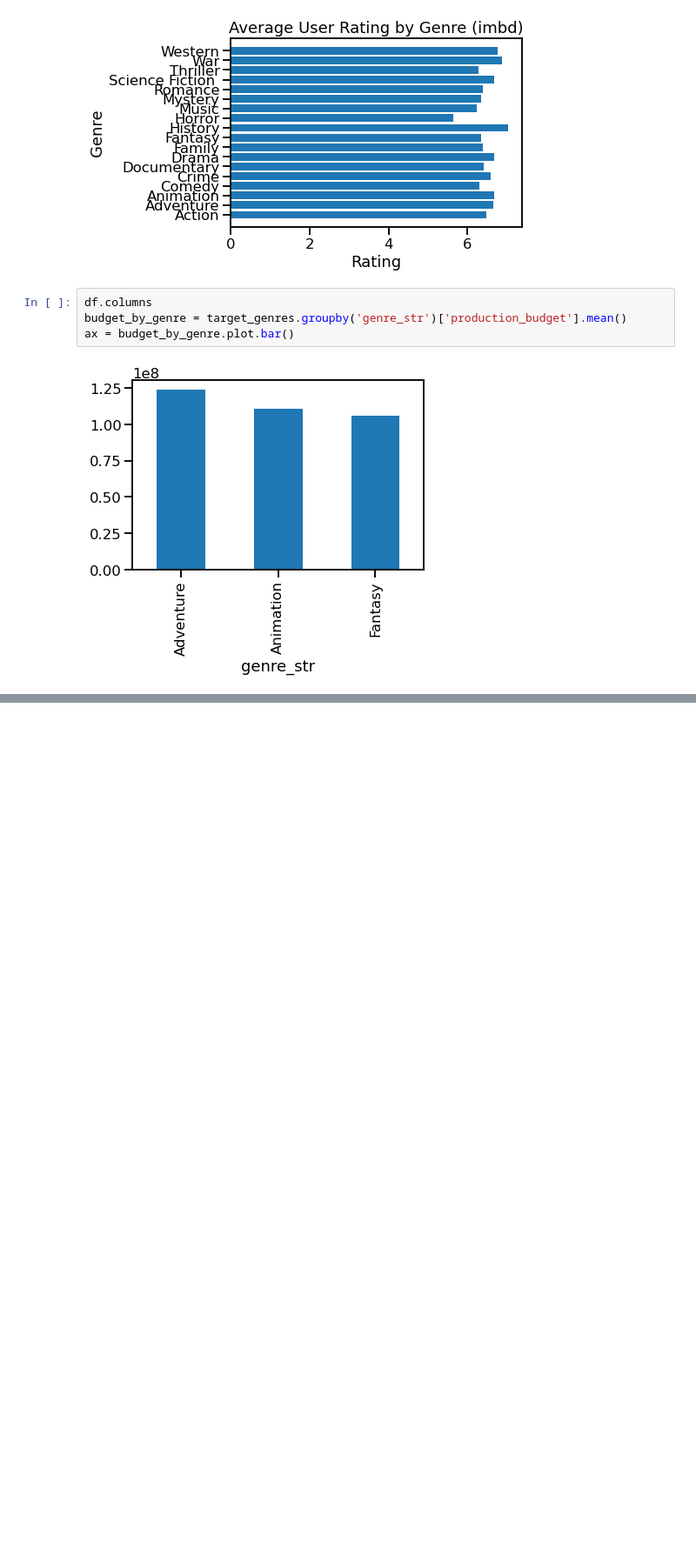
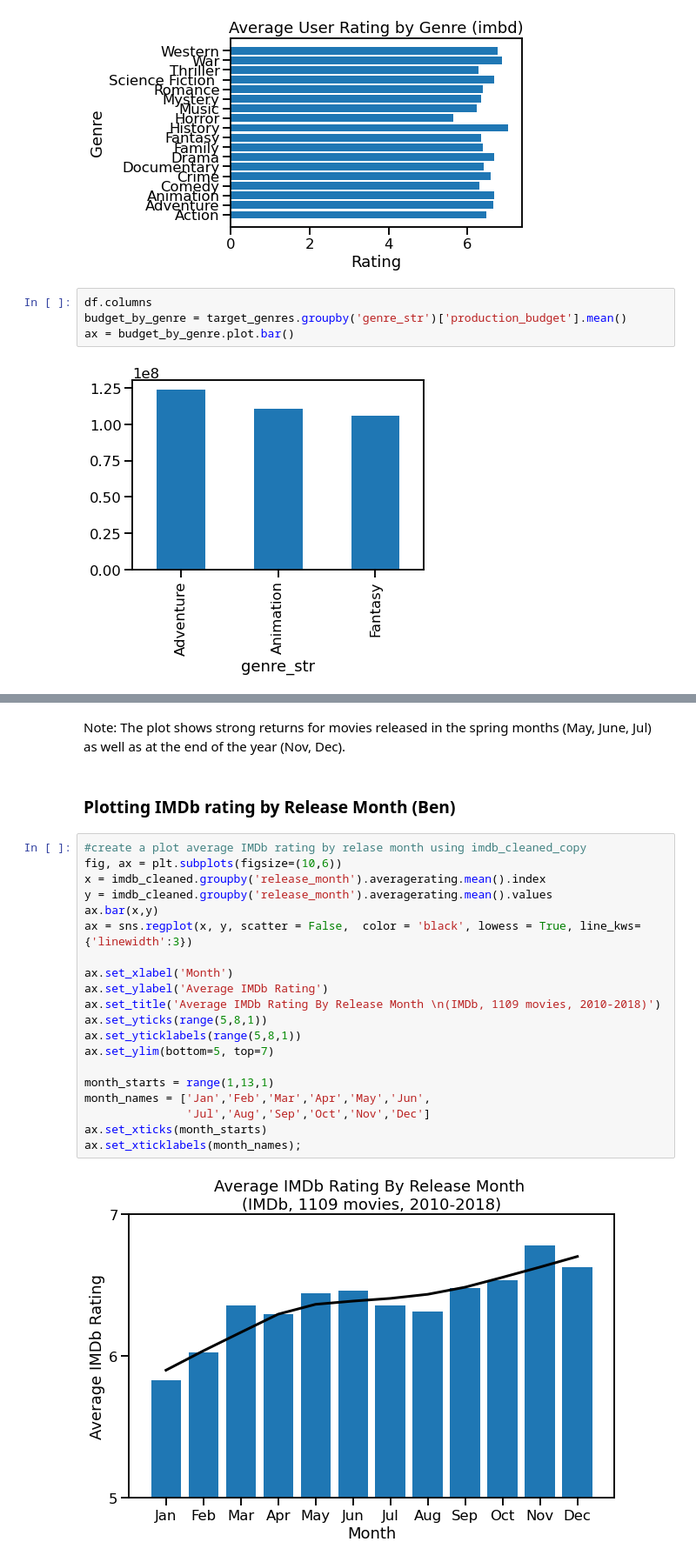
Before and after one commit to nate-walter/Movie-Studio-Project, a Jupyter notebook: Group_1_Technical_Notebook.ipynb, the cells around one changed output, grey strips where cells are left out. Shown at 87% size. Drawn from its saved outputs; the diff is of its cells as text; blank space fills up the shorter version.

```diff
--- a/Group_1_Technical_Notebook.ipynb
+++ b/Group_1_Technical_Notebook.ipynb
@@ -637,0 +580,26 @@ ax = budget_by_genre.plot.bar()
+# %% [markdown]
+Note:  The plot shows strong returns for movies released in the spring months (May, June, Jul) as well as at the end of the year (Nov, Dec).
+# %% [markdown]
+### Plotting IMDb rating by Release Month (Ben)
+# %%
+#create a plot average IMDb rating by relase month using imdb_cleaned_copy
+fig, ax = plt.subplots(figsize=(10,6))
+x = imdb_cleaned.groupby('release_month').averagerating.mean().index
+y = imdb_cleaned.groupby('release_month').averagerating.mean().values
+ax.bar(x,y)
+ax = sns.regplot(x, y, scatter = False,  color = 'black', lowess = True, line_kws={'linewidth':3})
+
+ax.set_xlabel('Month')
+ax.set_ylabel('Average IMDb Rating')
+ax.set_title('Average IMDb Rating By Release Month \n(IMDb, 1109 movies, 2010-2018)')
+ax.set_yticks(range(5,8,1))
+ax.set_yticklabels(range(5,8,1))
+ax.set_ylim(bottom=5, top=7)
+
+month_starts = range(1,13,1)
+month_names = ['Jan','Feb','Mar','Apr','May','Jun',
+               'Jul','Aug','Sep','Oct','Nov','Dec']
+ax.set_xticks(month_starts)
+ax.set_xticklabels(month_names);
+# %% [output]
+[figure, added]
```
Also changed, not shown: parts of 138 cells of this notebook.
